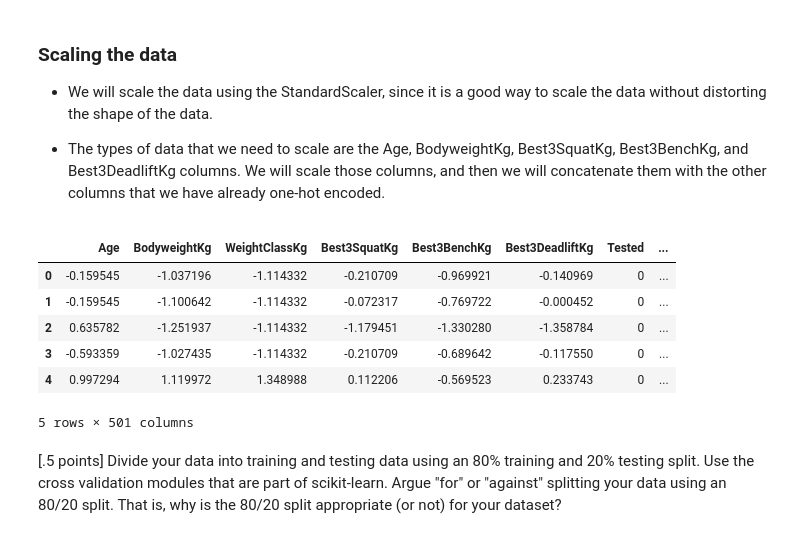
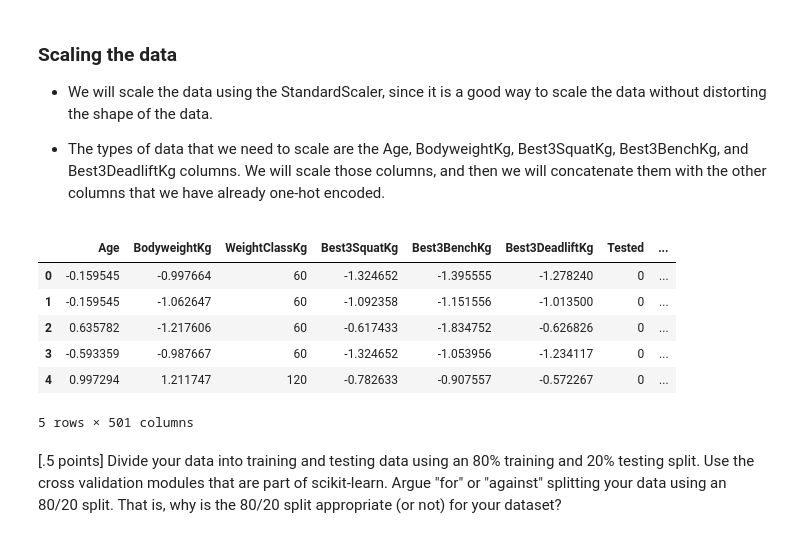
Before and after one commit to calebm00re/S22-ml03, a Jupyter notebook: notebook.ipynb, the cells around one changed output. Saved outputs shown, nothing was run; the diff lists cells and outputs as text; code cells hidden in the pictures.

```diff
--- a/notebook.ipynb
+++ b/notebook.ipynb
@@ -170,7 +171,7 @@ df.head()
 # %%
 # Lets look at some unique values that might be worth encoding, specifically our weight classes
 print(df['WeightClassKg'].unique())
-print(len(df['WeightClassKg'].unique()))
+print("Original Number of Classes: ", len(df['WeightClassKg'].unique()))
 
 # Remove all rows with a NaN value for weight class, since that is the value we are trying to predict
 df = df.dropna(subset=['WeightClassKg'])
@@ -182,14 +183,15 @@ df = df[~df['WeightClassKg'].str.contains('\+')]
 # Convert to float
 df['WeightClassKg'] = df['WeightClassKg'].astype(float)
 
-# Convert all values between factors of ten rounded up to the nearest factor of ten
-df['WeightClassKg'] = df['WeightClassKg'].apply(lambda x: 10 * round(x / 10))
+# Convert all values between factors of ten rounded up to the nearest factor of 30
+df['WeightClassKg'] = df['WeightClassKg'].apply(lambda x: 30 * round(x / 30))
 
 # Make it a string again so that it can be treated as a categorical variable
 df['WeightClassKg'] = df['WeightClassKg'].astype(str)
 
 # look at it real quick
 print(df['WeightClassKg'].unique())
+print("Total Number of Classes: ", len(df['WeightClassKg'].unique()))
 # %% [output]
 ['60' '56' '110' '75' '82.5' '52' '67.5' '90' '110+' '125' '100' '140'
  '140+' '48' '90+' '44' nan '105' '74' '93' '120+' '120' '63' '83' '84'
@@ -323,5 +328,5 @@ df.head()
-# %%
-# Set the NaN values for the lifts to 0
-df['Best3SquatKg'] = df['Best3SquatKg'].fillna(0)
-df['Best3BenchKg'] = df['Best3BenchKg'].fillna(0)
-df['Best3DeadliftKg'] = df['Best3DeadliftKg'].fillna(0)
+# %%
+# Make all Nan values the average of the column for that person's weight class
+df['Best3SquatKg'] = df.groupby('WeightClassKg')['Best3SquatKg'].transform(lambda x: x.fillna(x.mean()))
+df['Best3BenchKg'] = df.groupby('WeightClassKg')['Best3BenchKg'].transform(lambda x: x.fillna(x.mean()))
+df['Best3DeadliftKg'] = df.groupby('WeightClassKg')['Best3DeadliftKg'].transform(lambda x: x.fillna(x.mean()))
@@ -328,3 +336,6 @@ df['Best3DeadliftKg'] = df['Best3DeadliftKg'].fillna(0)
+# %%
+# Remove NaN in Age column
+df = df.dropna(subset=['Age'])
 # %% [markdown]
 ### Scaling the data
 * We will scale the data using the StandardScaler, since it is a good way to scale the data without distorting the shape of the data.
@@ -333,34 +344,31 @@ df['Best3DeadliftKg'] = df['Best3DeadliftKg'].fillna(0)
 # %%
 # Declare the StandardScaler
 from sklearn.preprocessing import StandardScaler
 scaler = StandardScaler()
 
 # Scale the Age Column
 df['Age'] = scaler.fit_transform(df['Age'].values.reshape(-1, 1))
 
 # Scale the BodyweightKg Column
 df['BodyweightKg'] = scaler.fit_transform(df['BodyweightKg'].values.reshape(-1, 1))
 
-# Scale the WeightClassKg Column
-df['WeightClassKg'] = scaler.fit_transform(df['WeightClassKg'].values.reshape(-1, 1))
-
 # Scale the Best3SquatKg Column
 df['Best3SquatKg'] = scaler.fit_transform(df['Best3SquatKg'].values.reshape(-1, 1))
 
 # Scale the Best3BenchKg Column
 df['Best3BenchKg'] = scaler.fit_transform(df['Best3BenchKg'].values.reshape(-1, 1))
 
 # Scale the Best3DeadliftKg Column
 df['Best3DeadliftKg'] = scaler.fit_transform(df['Best3DeadliftKg'].values.reshape(-1, 1))
 
 df.head()
 # %% [output]
 |  | Age | BodyweightKg | WeightClassKg | Best3SquatKg | Best3BenchKg | Best3DeadliftKg | Tested | ... |
-| 0 | -0.159545 | -1.037196 | -1.114332 | -0.210709 | -0.969921 | -0.140969 | 0 | ... |
-| 1 | -0.159545 | -1.100642 | -1.114332 | -0.072317 | -0.769722 | -0.000452 | 0 | ... |
-| 2 | 0.635782 | -1.251937 | -1.114332 | -1.179451 | -1.330280 | -1.358784 | 0 | ... |
-| 3 | -0.593359 | -1.027435 | -1.114332 | -0.210709 | -0.689642 | -0.117550 | 0 | ... |
-| 4 | 0.997294 | 1.119972 | 1.348988 | 0.112206 | -0.569523 | 0.233743 | 0 | ... |
+| 0 | -0.159545 | -0.997664 | 60 | -1.324652 | -1.395555 | -1.278240 | 0 | ... |
+| 1 | -0.159545 | -1.062647 | 60 | -1.092358 | -1.151556 | -1.013500 | 0 | ... |
+| 2 | 0.635782 | -1.217606 | 60 | -0.617433 | -1.834752 | -0.626826 | 0 | ... |
+| 3 | -0.593359 | -0.987667 | 60 | -1.324652 | -1.053956 | -1.234117 | 0 | ... |
+| 4 | 0.997294 | 1.211747 | 120 | -0.782633 | -0.907557 | -0.572267 | 0 | ... |
 5 rows × 501 columns
 # %% [markdown]
 [.5 points] Divide your data into training and testing data using an 80% training and 20% testing split. Use the cross validation modules that are part of scikit-learn. Argue "for" or "against" splitting your data using an 80/20 split. That is, why is the 80/20 split appropriate (or not) for your dataset?
```
Also changed, not shown: parts of 19 cells of this notebook.
